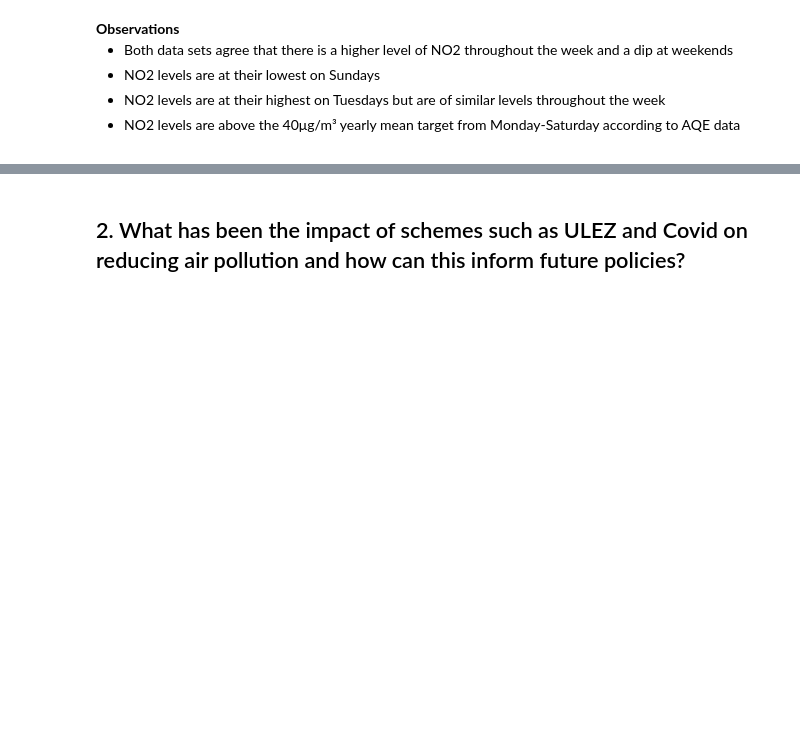
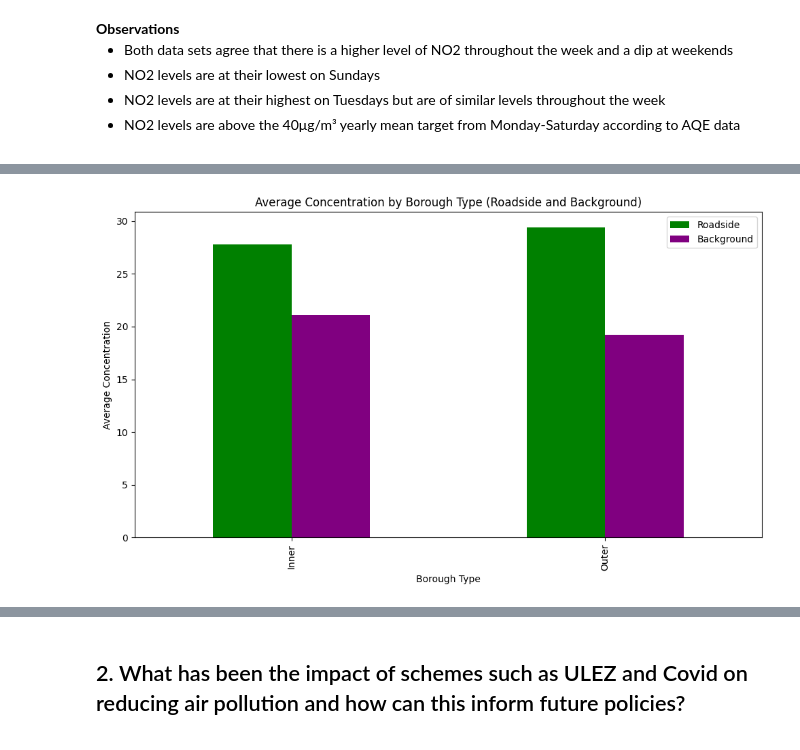
Before and after one commit to Frannerz/air_pollution_analysis, a Jupyter notebook: air_pollution_hammersmith.ipynb, the cells around one changed output, grey strips where cells are left out. Drawn from its saved outputs; the diff is of its cells as text; code cells hidden in the pictures; blank space fills up the shorter version.

```diff
--- a/air_pollution_hammersmith.ipynb
+++ b/air_pollution_hammersmith.ipynb
@@ -1838,0 +2334,16 @@ plt.show()
+# %%
+# Grouping by Outer/Inner and calculating mean concentrations
+grouped = ld_2022_all.groupby("Outer/Inner").mean(numeric_only=True)[["AVG_Concentration_roadside", "AVG_Concentration_background"]]
+
+fig, ax = plt.subplots(figsize=(10, 6))
+
+grouped.plot(kind='bar', ax=ax, color=['green', 'purple'])
+ax.set_title('Average Concentration by Borough Type (Roadside and Background)')
+ax.set_ylabel('Average Concentration')
+ax.set_xlabel('Borough Type')
+ax.legend(['Roadside', 'Background'])
+
+plt.tight_layout()
+plt.show()
+# %% [output]
+[figure, added]
```
Also changed, not shown: parts of 53 cells of this notebook, 11 other files.
